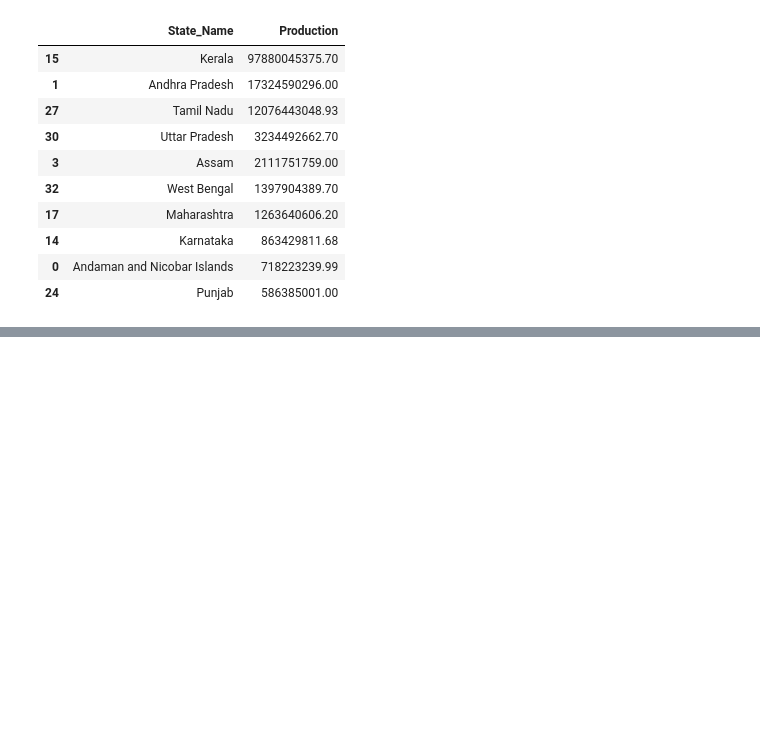
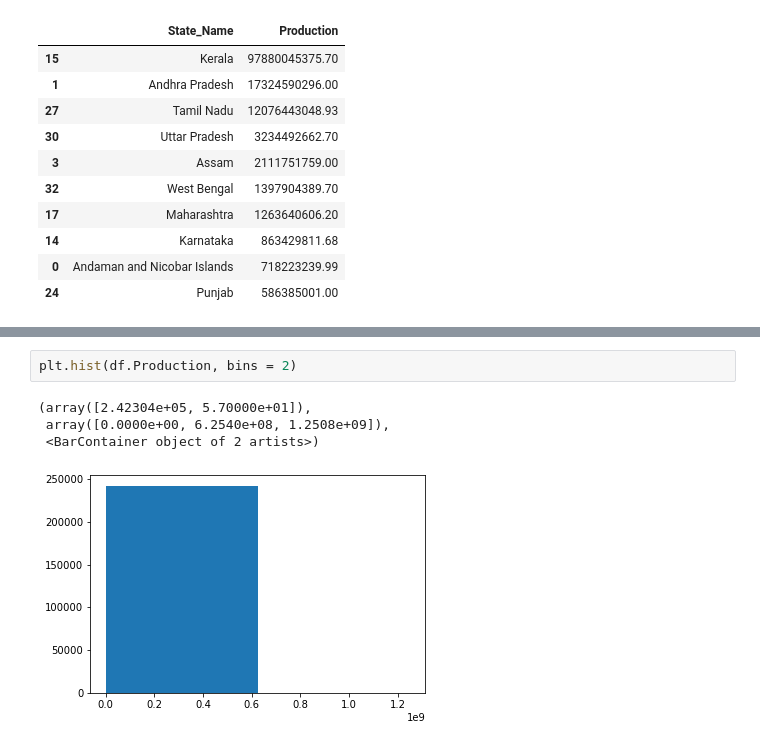
Before and after one commit to DataWizard-Yash/analysis-of-crop-production-in-india, a Jupyter notebook: understanding_data.ipynb, the cells around one changed output, grey strips where cells are left out. Saved outputs shown, nothing was run; the diff lists cells and outputs as text; blank space fills up the shorter version.

```diff
--- a/understanding_data.ipynb
+++ b/understanding_data.ipynb
@@ -425,0 +456,7 @@ Prod
+# %%
+plt.hist(df.Production, bins = 2)
+# %% [output]
+(array([2.42304e+05, 5.70000e+01]),
+ array([0.0000e+00, 6.2540e+08, 1.2508e+09]),
+ <BarContainer object of 2 artists>)
+[figure, added]
```
Also changed, not shown: parts of 38 cells of this notebook.
